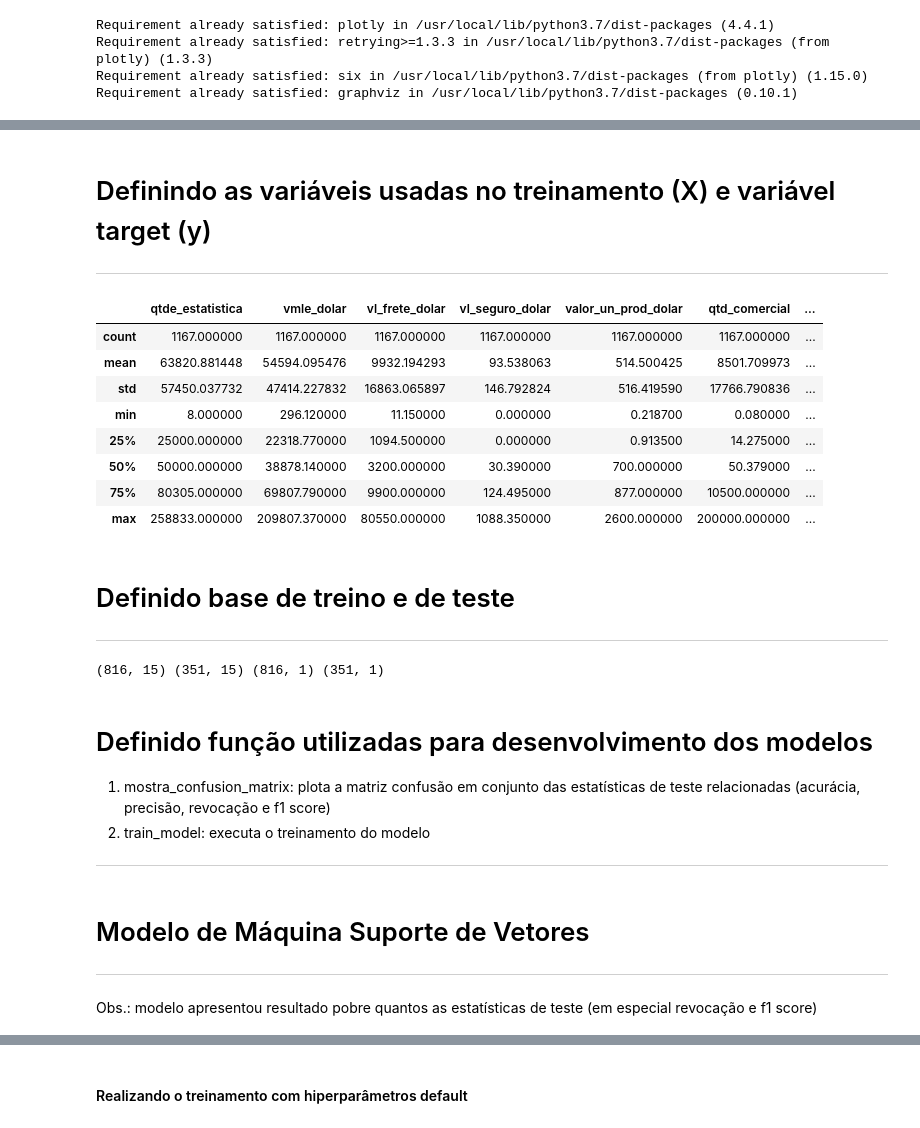
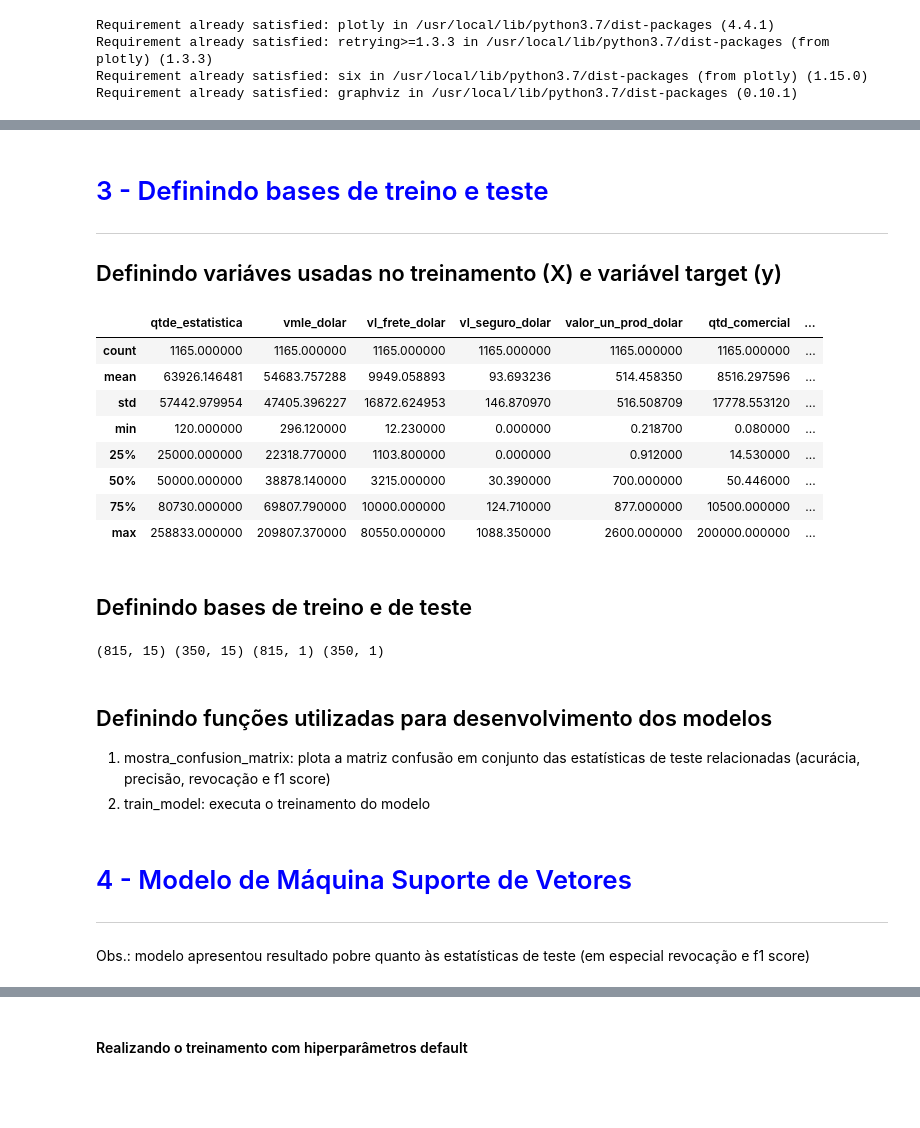
Before and after one commit to Mastroiani/TCC, a Jupyter notebook: MLDT.ipynb, the cells around one changed output, grey strips where cells are left out. Saved outputs shown, nothing was run; the diff lists cells and outputs as text; code cells hidden in the pictures; blank space fills up the shorter version.

```diff
--- a/MLDT.ipynb
+++ b/MLDT.ipynb
@@ -58,7 +71,8 @@ df['unidade_desembaraco'].tail(2)
 Name: unidade_desembaraco, dtype: int64
 # %% [markdown]
-<h1>Definindo as variáveis usadas no treinamento (X) e variável target (y)</h1>
-<hr>
+<h1><FONT COLOR="blue">3 - Definindo bases de treino e teste</h1>
+<hr <FONT COLOR="blue"></hr>
+<h2>Definindo variáves usadas no treinamento (X) e variável target (y)</h2>
 # %%
 X = df[['pais','pais_1','unidade_desembaraco',
        'qtde_estatistica',
@@ -71,7 +85,7 @@ X = df[['pais','pais_1','unidade_desembaraco',
        'peso_liquido_rateado',
        'valor_frete_rateado',
        'seguro_rateado',
-       'total_unitario_rateado',
+       'total_unitario_fob',
        'fob_kg'
        ]]
 
@@ -79,45 +93,41 @@ y = df[['incompatibil']]
 # %%
 X[['qtde_estatistica',
        'vmle_dolar',
        'vl_frete_dolar',
        'vl_seguro_dolar',
        'valor_un_prod_dolar',
        'qtd_comercial',
        'tot_un_prod_dolar',
        'peso_liquido_rateado',
        'valor_frete_rateado',
        'seguro_rateado',
-       'total_unitario_rateado',
+       'total_unitario_fob',
        'fob_kg'
        ]].describe()
 # %% [output]
 |  | qtde_estatistica | vmle_dolar | vl_frete_dolar | vl_seguro_dolar | valor_un_prod_dolar | qtd_comercial | ... |
-| count | 1167.000000 | 1167.000000 | 1167.000000 | 1167.000000 | 1167.000000 | 1167.000000 | ... |
-| mean | 63820.881448 | 54594.095476 | 9932.194293 | 93.538063 | 514.500425 | 8501.709973 | ... |
-| std | 57450.037732 | 47414.227832 | 16863.065897 | 146.792824 | 516.419590 | 17766.790836 | ... |
-| min | 8.000000 | 296.120000 | 11.150000 | 0.000000 | 0.218700 | 0.080000 | ... |
-| 25% | 25000.000000 | 22318.770000 | 1094.500000 | 0.000000 | 0.913500 | 14.275000 | ... |
-| 50% | 50000.000000 | 38878.140000 | 3200.000000 | 30.390000 | 700.000000 | 50.379000 | ... |
-| 75% | 80305.000000 | 69807.790000 | 9900.000000 | 124.495000 | 877.000000 | 10500.000000 | ... |
+| count | 1165.000000 | 1165.000000 | 1165.000000 | 1165.000000 | 1165.000000 | 1165.000000 | ... |
+| mean | 63926.146481 | 54683.757288 | 9949.058893 | 93.693236 | 514.458350 | 8516.297596 | ... |
+| std | 57442.979954 | 47405.396227 | 16872.624953 | 146.870970 | 516.508709 | 17778.553120 | ... |
+| min | 120.000000 | 296.120000 | 12.230000 | 0.000000 | 0.218700 | 0.080000 | ... |
+| 25% | 25000.000000 | 22318.770000 | 1103.800000 | 0.000000 | 0.912000 | 14.530000 | ... |
+| 50% | 50000.000000 | 38878.140000 | 3215.000000 | 30.390000 | 700.000000 | 50.446000 | ... |
+| 75% | 80730.000000 | 69807.790000 | 10000.000000 | 124.710000 | 877.000000 | 10500.000000 | ... |
 | max | 258833.000000 | 209807.370000 | 80550.000000 | 1088.350000 | 2600.000000 | 200000.000000 | ... |
 # %% [markdown]
-<h1>Definido base de treino e de teste</h1>
-<hr>
+<h2>Definindo bases de treino e de teste</h2>
 # %%
 X_train, X_test, y_train, y_test = train_test_split(X, y, test_size = 0.3, stratify=y, random_state = 64)
 # %%
 print(X_train.shape,X_test.shape,y_train.shape,y_test.shape)
 # %% [output]
-(816, 15) (351, 15) (816, 1) (351, 1)
+(815, 15) (350, 15) (815, 1) (350, 1)
 # %% [markdown]
-<h1>Definido função utilizadas para desenvolvimento dos modelos</h1>
+<h2>Definindo funções utilizadas para desenvolvimento dos modelos</h2>
 
 
 1.   mostra_confusion_matrix: plota a matriz confusão em conjunto das estatísticas de teste relacionadas (acurácia, precisão, revocação e f1 score)
 2.   train_model: executa o treinamento do modelo
-
-
-<hr>
 # %%
 def mostra_confusion_matrix(cf,
     group_names = None, categories = 'auto', count = True, percent = True, cbar = True, xyticks = False, xyplotlabels = True, sum_stats = True, figsize = (6, 6), cmap = 'Reds'):
@@ -181,9 +191,10 @@ def train_model(model):
     #função de plotagem da matriz confusão e estatísticas de teste relacionadas ao modelo
     mostra_confusion_matrix(cm, group_names = cf_labels, categories= cf_categories)
 # %% [markdown]
-<h1>Modelo de Máquina Suporte de Vetores</h1>
-<hr>
-  <h10>Obs.: modelo apresentou resultado pobre quantos as estatísticas de teste (em especial revocação e f1 score)</h10>
+<h1><FONT COLOR="blue">4 - Modelo de Máquina Suporte de Vetores</h1>
+<hr <FONT COLOR="blue"></hr>
+
+  <h10>Obs.: modelo apresentou resultado pobre quanto às estatísticas de teste (em especial revocação e f1 score)</h10>
 # %%
 # instanciando modelo 'ml_SVC' de hiperparâmetros default
 ml_SVC = SVC()
```
Also changed, not shown: parts of 29 cells of this notebook.
